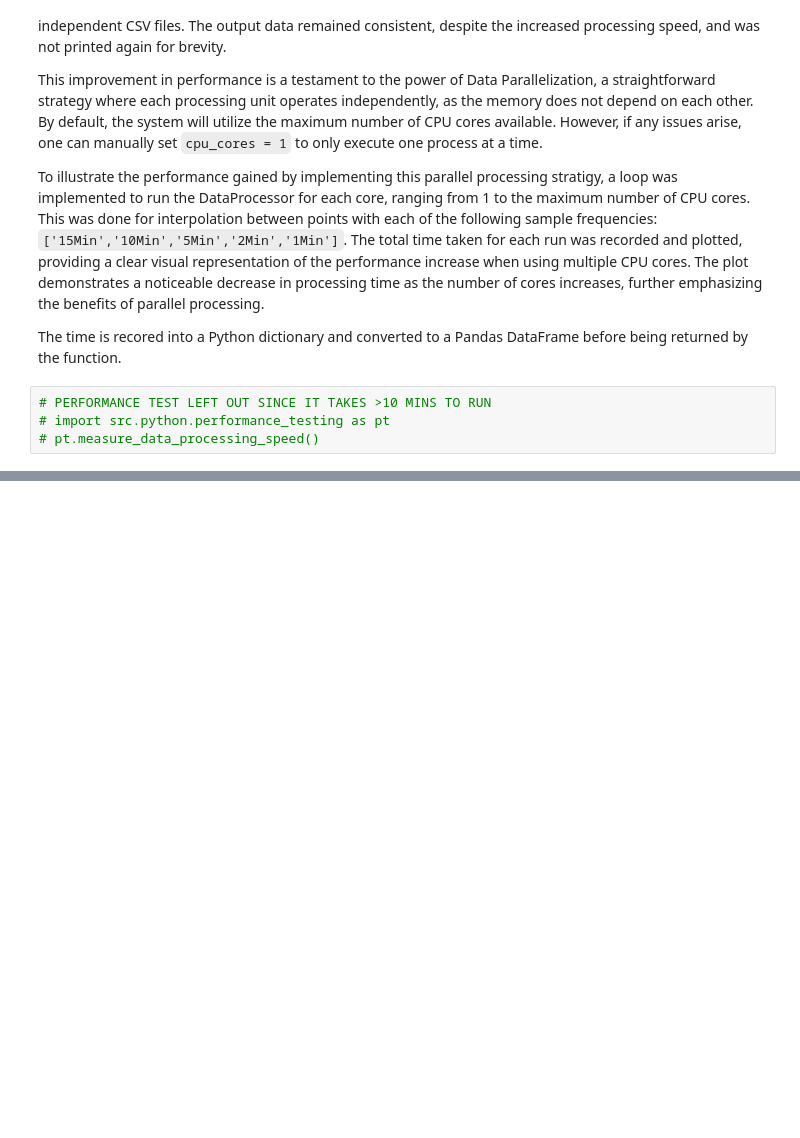
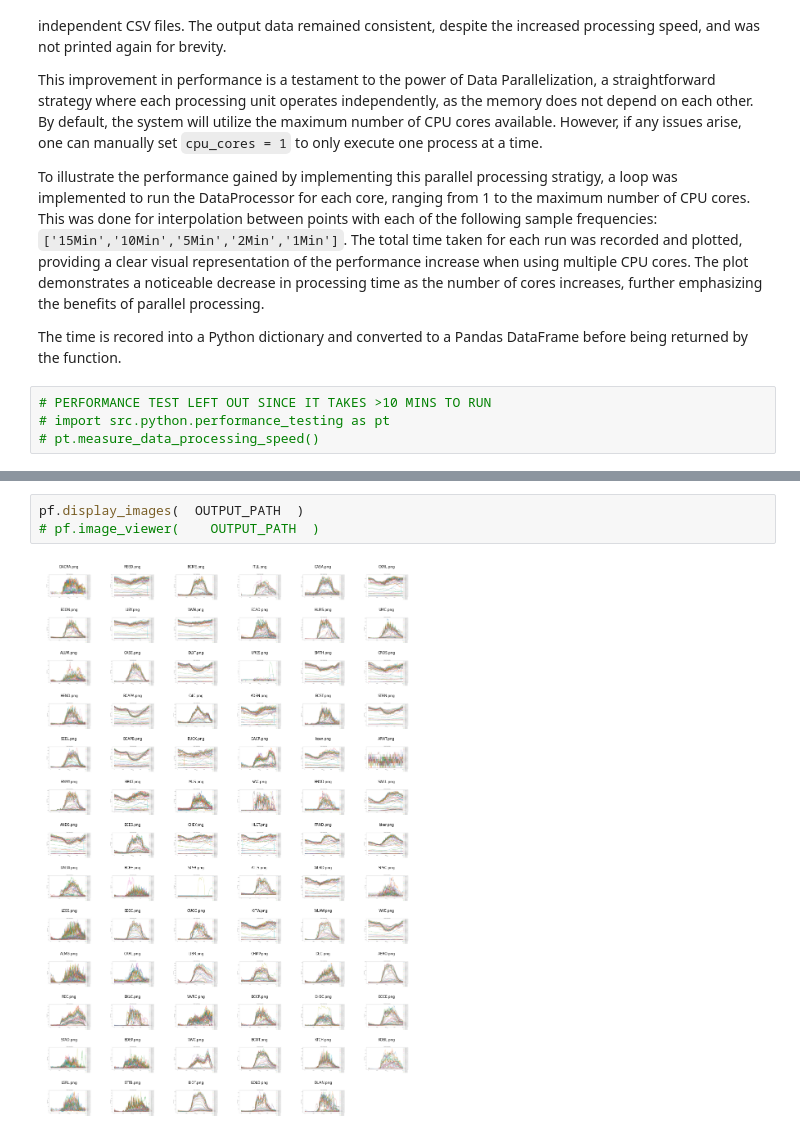
Before and after one commit to reisertyler/modeling-people-flow, a Jupyter notebook: DataProcessor.ipynb, the cells around one changed output, grey strips where cells are left out. Drawn from its saved outputs; the diff is of its cells as text; blank space fills up the shorter version.

```diff
--- a/DataProcessor.ipynb
+++ b/DataProcessor.ipynb
@@ -273,0 +319,5 @@ pf.image_viewer(OUTPUT_PATH_DT_SERIES)
+# %%
+pf.display_images(  OUTPUT_PATH  )
+# pf.image_viewer(    OUTPUT_PATH  )
+# %% [output]
+[figure, added]
```
Also changed, not shown: parts of 17 cells of this notebook, 6 other files.
